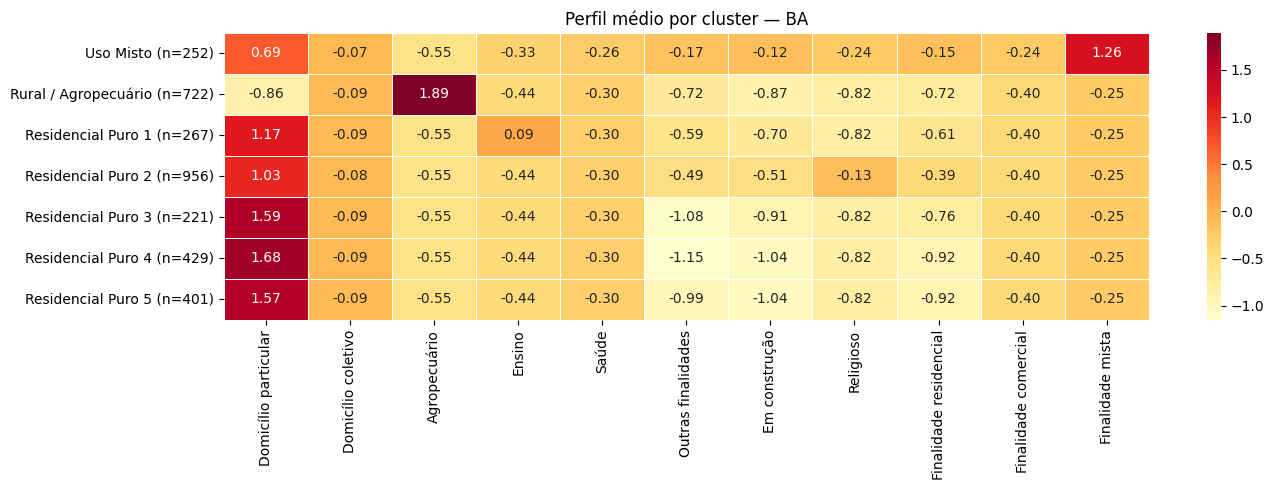
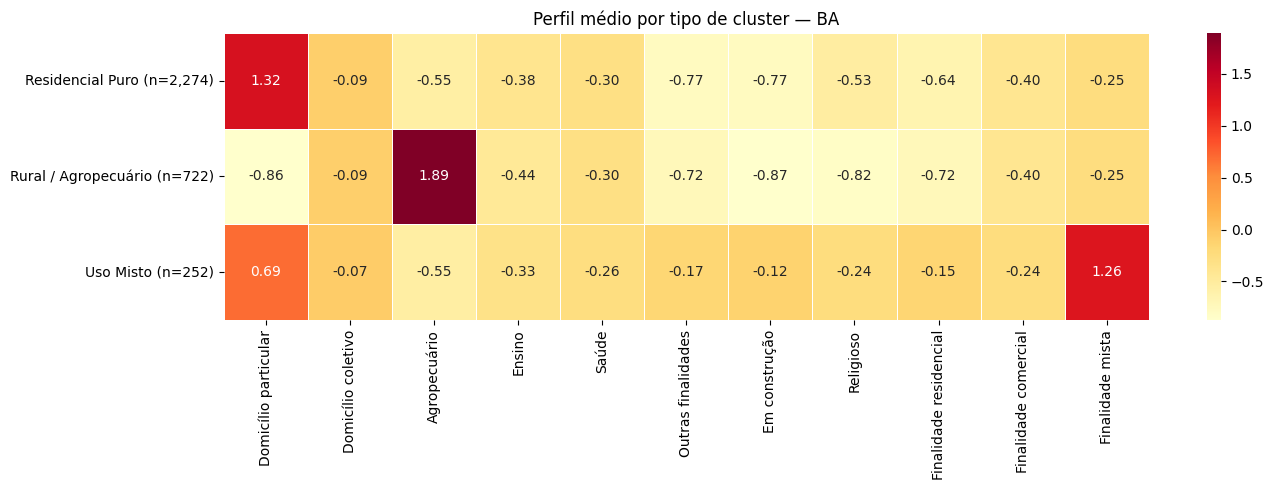
Code edit (unified diff) that turned the first committed figure into the second:
--- before
+++ after
@@ -1,3 +1,3 @@
-# Heatmap com nomes dos clusters
+# Heatmap — agrega por cluster_nome (clusters do mesmo tipo são unidos)
 FEATURES_LABEL = {
     'prop_domicilio_particular':  'Domicílio particular',
@@ -14,14 +14,15 @@
 }
 
-tamanhos = df[df['cluster'] != -1]['cluster'].value_counts().sort_index()
 perfil = (df[df['cluster'] != -1]
-          .groupby('cluster')[FEATURES]
+          .groupby('cluster_nome')[FEATURES]
           .mean()
           .rename(columns=FEATURES_LABEL))
-perfil.index = [f"{nomes_finais[i]} (n={tamanhos[i]:,})" for i in perfil.index]
+
+tamanhos_nome = df[df['cluster'] != -1]['cluster_nome'].value_counts()
+perfil.index = [f"{nome} (n={tamanhos_nome[nome]:,})" for nome in perfil.index]
 
 fig, ax = plt.subplots(figsize=(14, max(5, len(perfil) * 0.55 + 1)))
 sns.heatmap(perfil, annot=True, fmt='.2f', cmap='YlOrRd', linewidths=0.5, ax=ax)
-ax.set_title('Perfil médio por cluster — BA')
+ax.set_title('Perfil médio por tipo de cluster — BA')
 plt.tight_layout()
 plt.savefig(OUTPUT_DIR / 'figures/perfil_clusters_heatmap.png', dpi=150)

Commit: Refactor code structure for improved readability and maintainability